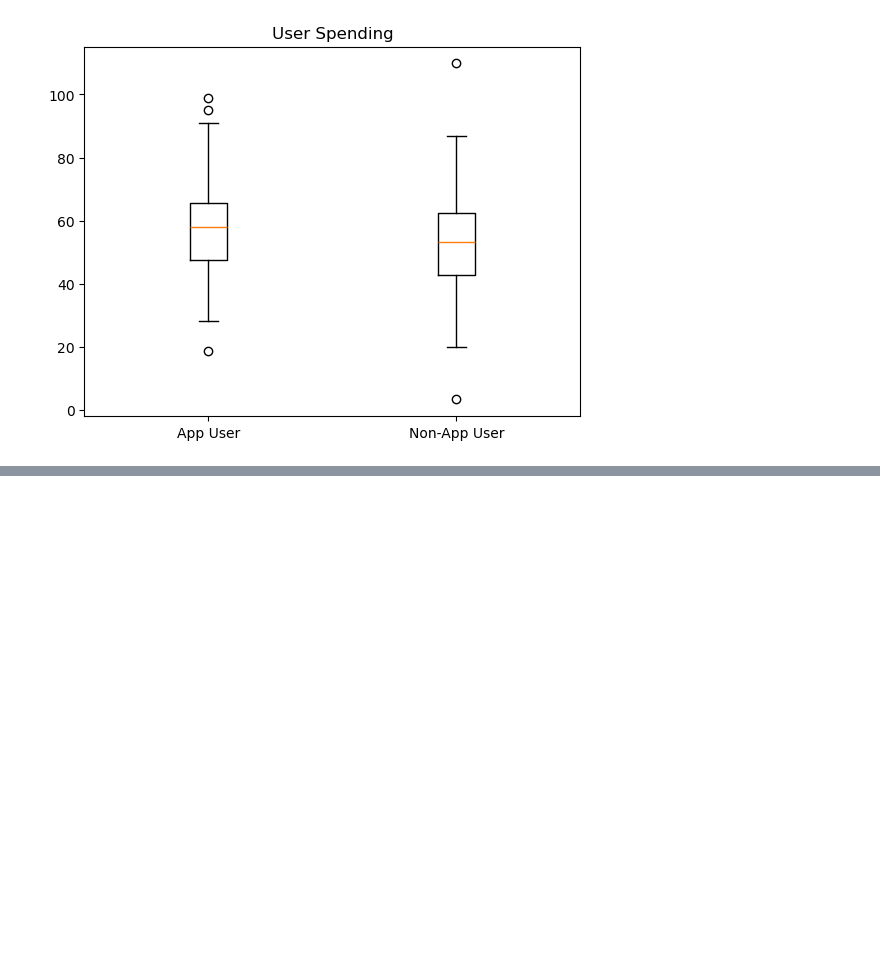
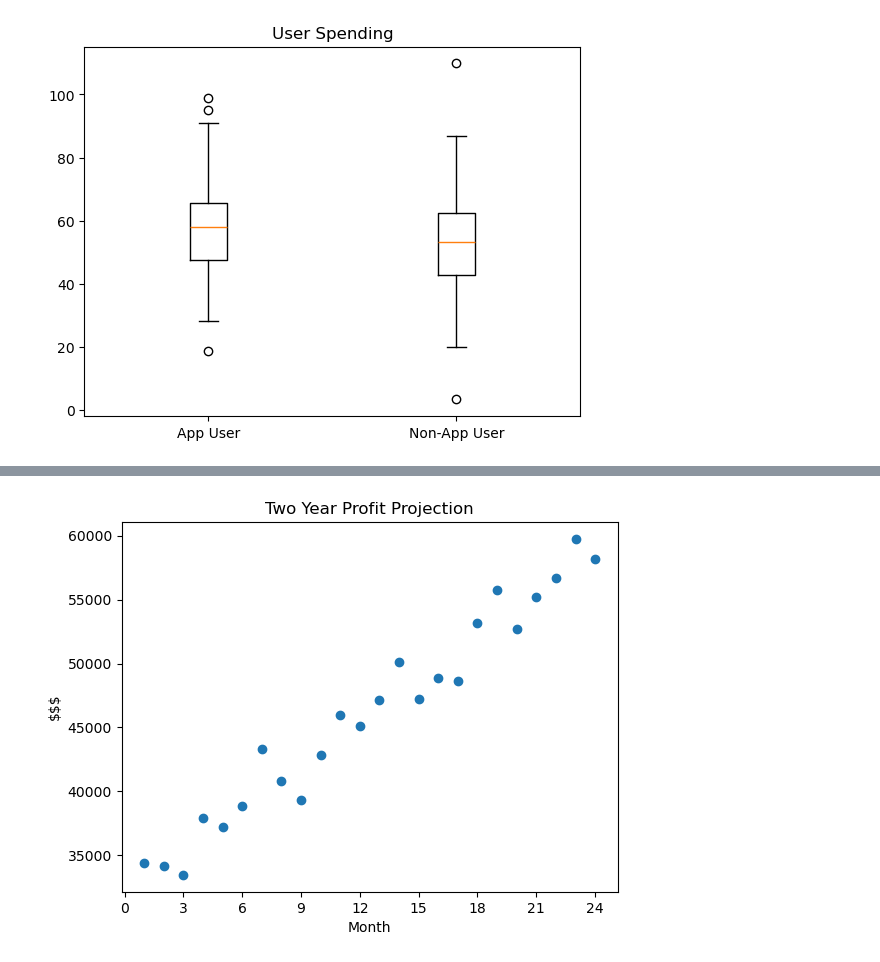
Before and after one commit to shifflettmb-1/case_study_loyalty_app, a Jupyter notebook: loyalty.ipynb, the cells around one changed output, grey strips where cells are left out. Cells and saved outputs as stored; diff of their text form; code cells hidden in the pictures; blank space fills up the shorter version.

Commit message:
completed project (Final thing might be done?)

```diff
--- a/loyalty.ipynb
+++ b/loyalty.ipynb
@@ -68,0 +177,17 @@ plt.show()
+# %%
+#Two Year Projection
+months = 24
+spending = 1
+spending_growth = []
+for i in range(months):
+    if i % 3 == 0:
+        spending += 0.01
+    spending_growth.append(np.mean(simulation_fresh(1, app_user_mean, app_user_std, non_user_mean, non_user_std, spending_modifier=spending)))
+plt.scatter(np.arange(1,25), spending_growth)
+plt.xticks([0,3,6,9,12,15,18,21,24])
+plt.title("Two Year Profit Projection")
+plt.xlabel("Month")
+plt.ylabel("$$$")
+plt.show()
+# %% [output]
+[figure, added]
```
Also changed, not shown: parts of 19 cells of this notebook.
